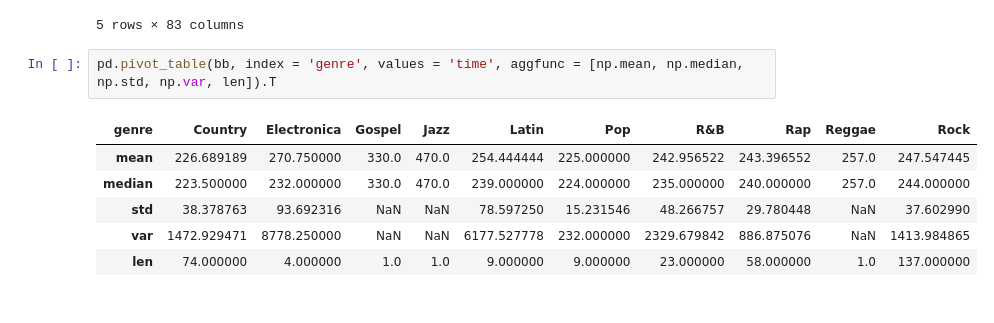
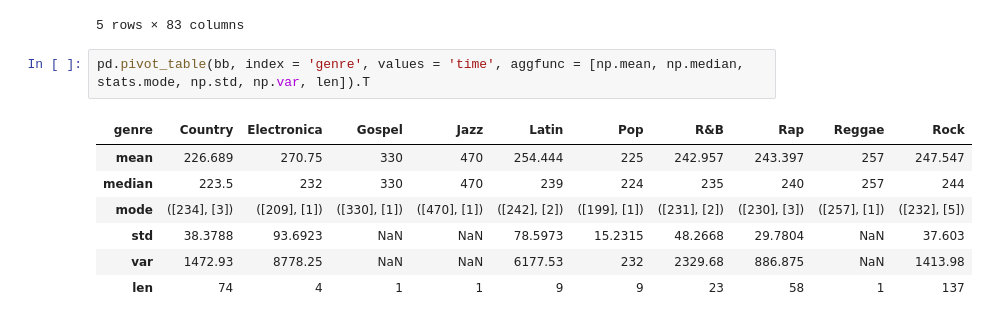
Before and after one commit to AndrewJeong89/GA-DSI, a Jupyter notebook: projects/projects-weekly/project-02/Project 2 - Andrew Jeong.ipynb, the cells around one changed output. Drawn from its saved outputs; the diff is of its cells as text.

```diff
--- a/projects/projects-weekly/project-02/Project 2 - Andrew Jeong.ipynb
+++ b/projects/projects-weekly/project-02/Project 2 - Andrew Jeong.ipynb
@@ -124,11 +124,12 @@ bb.head()
 | 4 | 2000 | 504 Boyz | Wobble Wobble | 215 | Rap | 2000-04-15 | 2000-05-06 | 57 | 34.0 | ... |
 5 rows × 83 columns
 # %%
-pd.pivot_table(bb, index = 'genre', values = 'time', aggfunc = [np.mean, np.median, np.std, np.var, len]).T
+pd.pivot_table(bb, index = 'genre', values = 'time', aggfunc = [np.mean, np.median, stats.mode, np.std, np.var, len]).T
 # %% [output]
 | genre | Country | Electronica | Gospel | Jazz | Latin | Pop | R&B | Rap | Reggae | Rock |
-| mean | 226.689189 | 270.750000 | 330.0 | 470.0 | 254.444444 | 225.000000 | 242.956522 | 243.396552 | 257.0 | 247.547445 |
-| median | 223.500000 | 232.000000 | 330.0 | 470.0 | 239.000000 | 224.000000 | 235.000000 | 240.000000 | 257.0 | 244.000000 |
-| std | 38.378763 | 93.692316 | NaN | NaN | 78.597250 | 15.231546 | 48.266757 | 29.780448 | NaN | 37.602990 |
-| var | 1472.929471 | 8778.250000 | NaN | NaN | 6177.527778 | 232.000000 | 2329.679842 | 886.875076 | NaN | 1413.984865 |
-| len | 74.000000 | 4.000000 | 1.0 | 1.0 | 9.000000 | 9.000000 | 23.000000 | 58.000000 | 1.0 | 137.000000 |
+| mean | 226.689 | 270.75 | 330 | 470 | 254.444 | 225 | 242.957 | 243.397 | 257 | 247.547 |
+| median | 223.5 | 232 | 330 | 470 | 239 | 224 | 235 | 240 | 257 | 244 |
+| mode | ([234], [3]) | ([209], [1]) | ([330], [1]) | ([470], [1]) | ([242], [2]) | ([199], [1]) | ([231], [2]) | ([230], [3]) | ([257], [1]) | ([232], [5]) |
+| std | 38.3788 | 93.6923 | NaN | NaN | 78.5973 | 15.2315 | 48.2668 | 29.7804 | NaN | 37.603 |
+| var | 1472.93 | 8778.25 | NaN | NaN | 6177.53 | 232 | 2329.68 | 886.875 | NaN | 1413.98 |
+| len | 74 | 4 | 1 | 1 | 9 | 9 | 23 | 58 | 1 | 137 |
```
Also changed, not shown: parts of 3 cells of this notebook, 2 other files.
